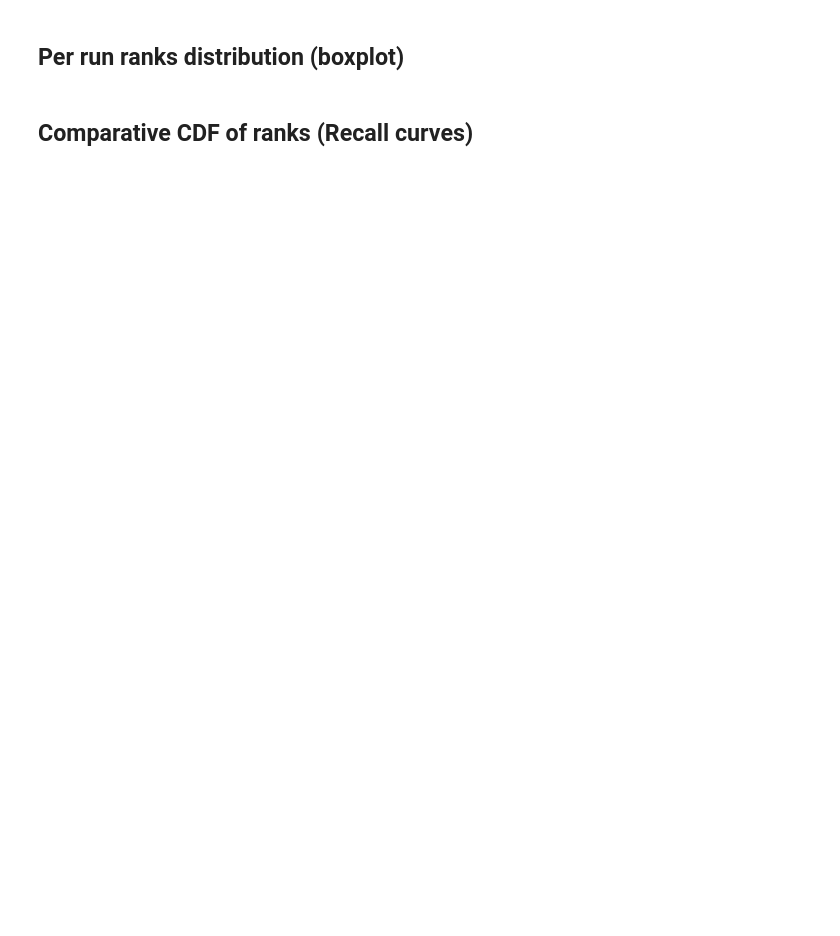
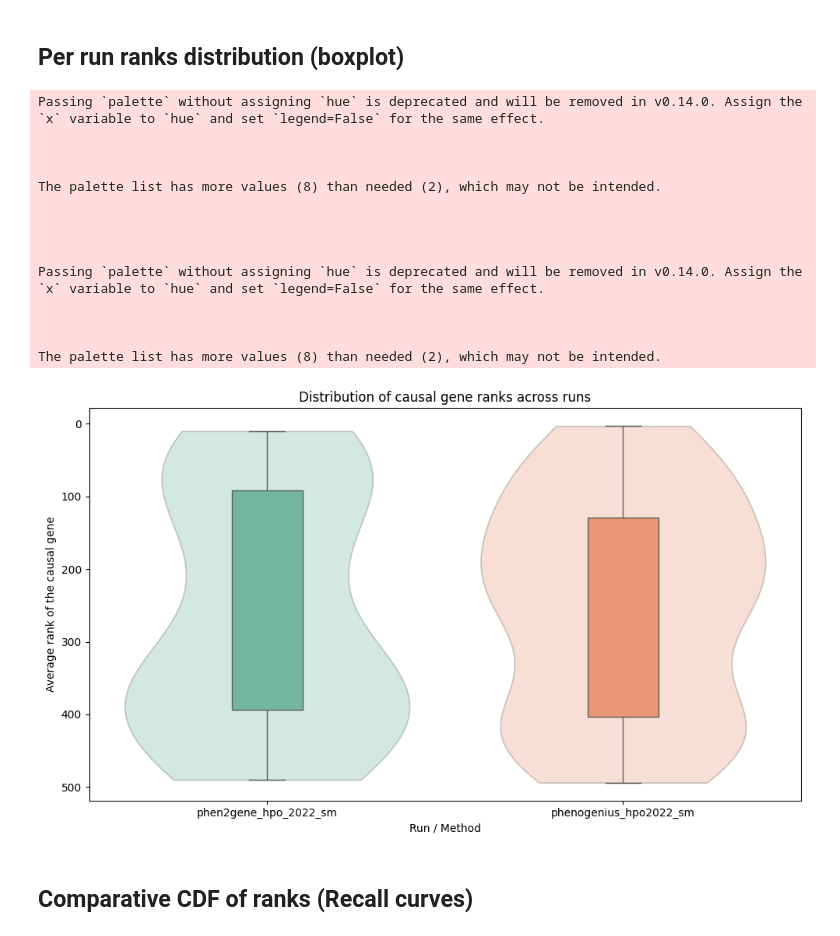
Before and after one commit to AxelBone/String_Matching_Parser_14042025, a Jupyter notebook: ext/phenogenius_results_analysis/notebooks/EDA_comparison_priorisation_results_from_diff_methods.ipynb, the cells around one changed output. Drawn from its saved outputs; the diff is of its cells as text; code cells hidden in the pictures; blank space fills up the shorter version.

```diff
--- a/ext/phenogenius_results_analysis/notebooks/EDA_comparison_priorisation_results_from_diff_methods.ipynb
+++ b/ext/phenogenius_results_analysis/notebooks/EDA_comparison_priorisation_results_from_diff_methods.ipynb
@@ -134,22 +235,64 @@ fig.show()
 # %% [markdown]
 ## Per run ranks distribution (boxplot)
 # %%
-fig = px.box(
-    rank_eval,
+import matplotlib.pyplot as plt
+import seaborn as sns
+
+plt.figure(figsize=(10, 6))
+
+# palette de couleurs pour réutiliser la même
+palette = sns.color_palette("Set2")
+
+# VIOLIN transparent
+sns.violinplot(
+    data=rank_eval,
     x="run_id",
     y="avg_rank",
-    points="all",
-    title="Distribution of causal gene ranks across runs",
+    palette=palette,
+    inner=None,
+    cut=0,
+    alpha=0.3,   # transparent
 )
 
-fig.update_layout(
-    template="simple_white",
-    xaxis_title="Run / Method",
-    yaxis_title="Average rank of the causal gene",
-    yaxis=dict(autorange="reversed"),
+# BOX avec la même palette
+sns.boxplot(
+    data=rank_eval,
+    x="run_id",
+    y="avg_rank",
+    whis=1.5,
+    width=0.2,
+    showcaps=True,
+    showfliers=False,
+    palette=palette,
+    boxprops={'zorder': 3, 'alpha': 1},
 )
 
-fig.show()
+
+plt.title("Distribution of causal gene ranks across runs")
+plt.xlabel("Run / Method")
+plt.ylabel("Average rank of the causal gene")
+
+# inverser l’axe Y comme dans plotly
+plt.gca().invert_yaxis()
+
+plt.tight_layout()
+plt.show()
+# %% [output]
+Passing `palette` without assigning `hue` is deprecated and will be removed in v0.14.0. Assign the `x` variable to `hue` and set `legend=False` for the same effect.
+
+
+
+The palette list has more values (8) than needed (2), which may not be intended.
+
+
+
+
+Passing `palette` without assigning `hue` is deprecated and will be removed in v0.14.0. Assign the `x` variable to `hue` and set `legend=False` for the same effect.
+
+
+
+The palette list has more values (8) than needed (2), which may not be intended.
+[figure, added]
 # %% [markdown]
 ## Comparative CDF of ranks (Recall curves)
 # %%
```
Also changed, not shown: parts of 8 cells of this notebook, 2 other files.
